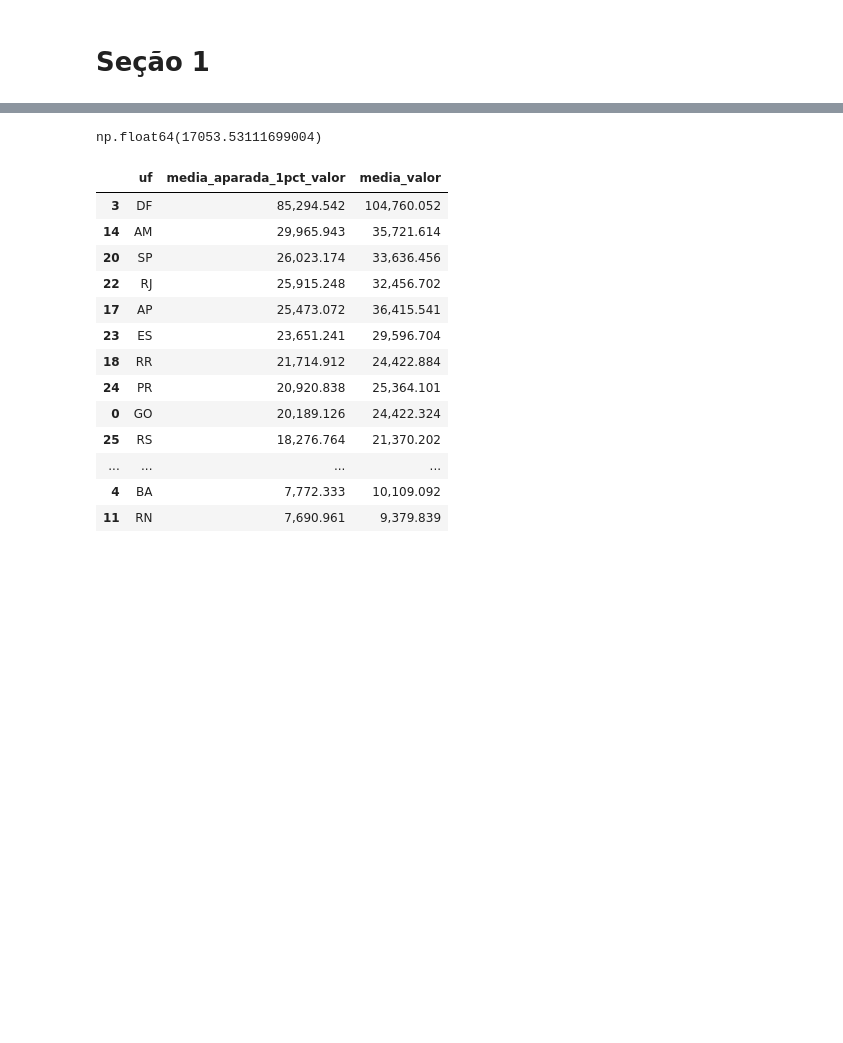
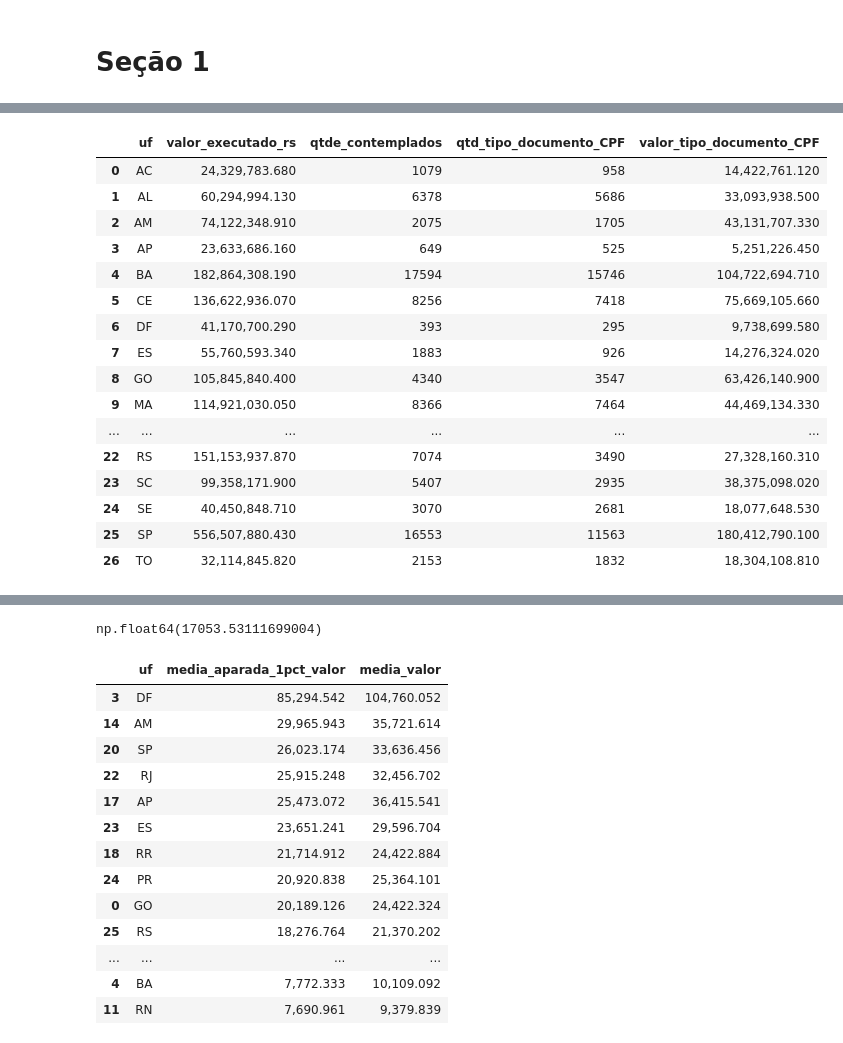
Before and after one commit to SGE-Subsecretaria-de-Gestao-Estrategica/pnab-data-vis, a Jupyter notebook: src/notebooks/v2_gabriel_create_csv.ipynb, the cells around one changed output, grey strips where cells are left out. Cells and saved outputs as stored; diff of their text form; code cells hidden in the pictures; blank space fills up the shorter version.

```diff
--- a/src/notebooks/v2_gabriel_create_csv.ipynb
+++ b/src/notebooks/v2_gabriel_create_csv.ipynb
@@ -85,3 +93,23 @@ df_uf           = territorial.executed_value_n_contemplados_qty_by(df_cubo=df_cu
+# %%
+df_uf_values_cpf
+# %% [output]
+|  | uf | valor_executado_rs | qtde_contemplados | qtd_tipo_documento_CPF | valor_tipo_documento_CPF |
+| 0 | AC | 24,329,783.680 | 1079 | 958 | 14,422,761.120 |
+| 1 | AL | 60,294,994.130 | 6378 | 5686 | 33,093,938.500 |
+| 2 | AM | 74,122,348.910 | 2075 | 1705 | 43,131,707.330 |
+| 3 | AP | 23,633,686.160 | 649 | 525 | 5,251,226.450 |
+| 4 | BA | 182,864,308.190 | 17594 | 15746 | 104,722,694.710 |
+| 5 | CE | 136,622,936.070 | 8256 | 7418 | 75,669,105.660 |
+| 6 | DF | 41,170,700.290 | 393 | 295 | 9,738,699.580 |
+| 7 | ES | 55,760,593.340 | 1883 | 926 | 14,276,324.020 |
+| 8 | GO | 105,845,840.400 | 4340 | 3547 | 63,426,140.900 |
+| 9 | MA | 114,921,030.050 | 8366 | 7464 | 44,469,134.330 |
+| ... | ... | ... | ... | ... | ... |
+| 22 | RS | 151,153,937.870 | 7074 | 3490 | 27,328,160.310 |
+| 23 | SC | 99,358,171.900 | 5407 | 2935 | 38,375,098.020 |
+| 24 | SE | 40,450,848.710 | 3070 | 2681 | 18,077,648.530 |
+| 25 | SP | 556,507,880.430 | 16553 | 11563 | 180,412,790.100 |
+| 26 | TO | 32,114,845.820 | 2153 | 1832 | 18,304,108.810 |
 # %%
 # resumo_valores_uf_estado.csv
 df_uf_cut = territorial.criar_df_uf_cut_from_aux(df_aux=df_aux, by_filter='UF')
```
Also changed, not shown: parts of 19 cells of this notebook, 3 other files.
